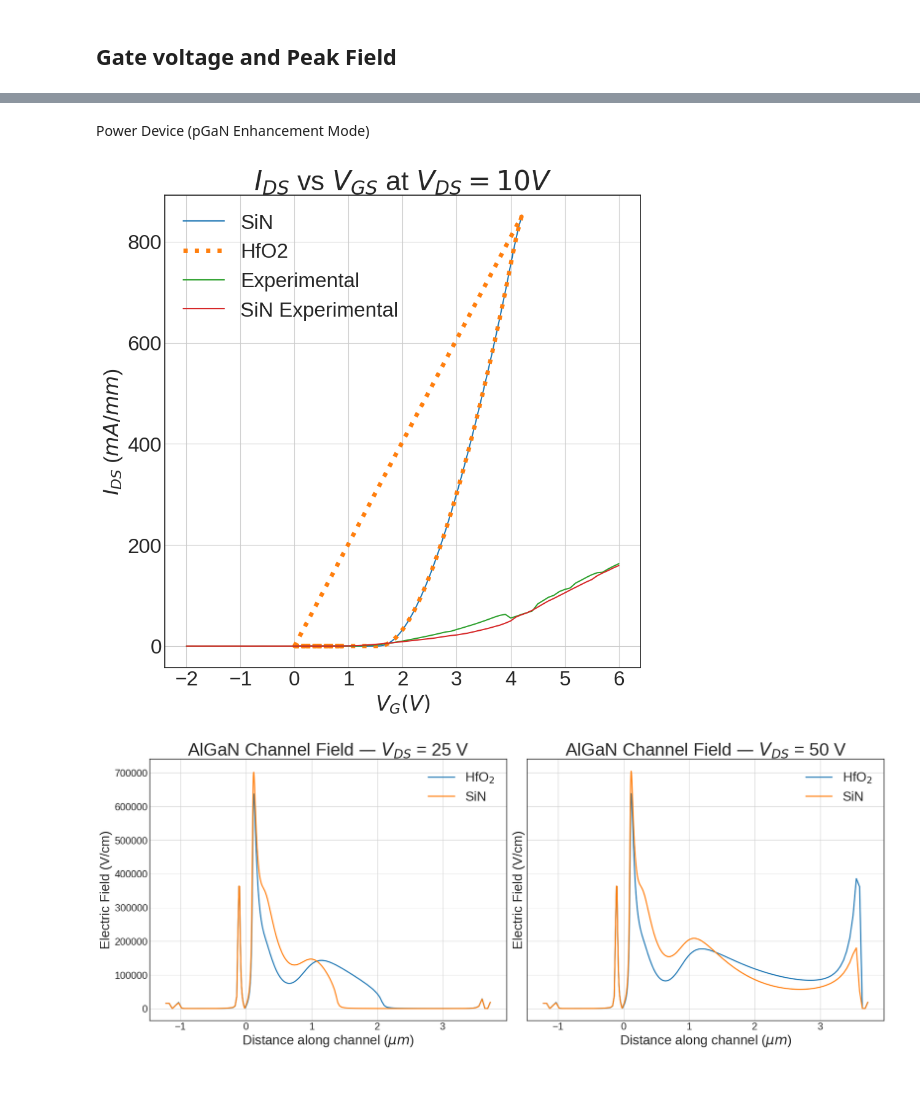
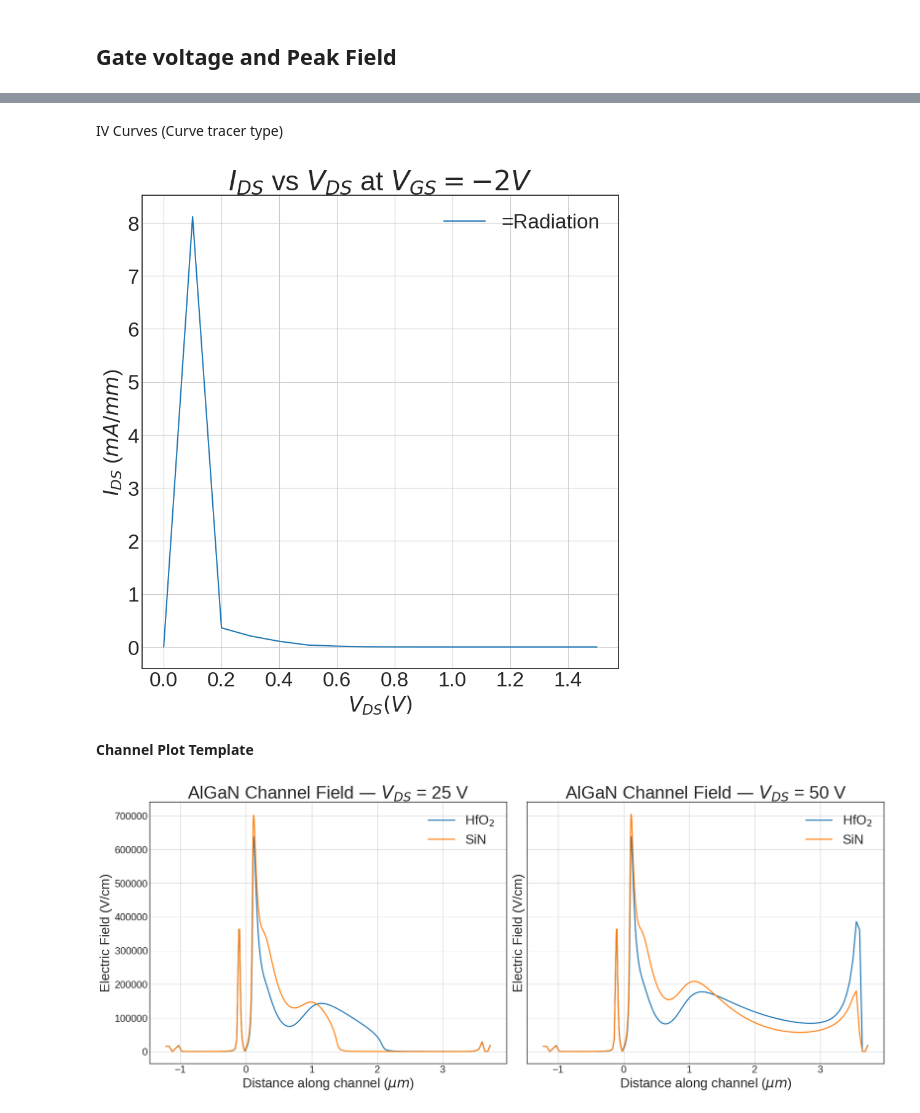
Before and after one commit to IanStafford/HEMTRAD, a Jupyter notebook: figures.ipynb, the cells around one changed output, grey strips where cells are left out. Cells and saved outputs as stored; diff of their text form; code cells hidden in the pictures; blank space fills up the shorter version.

Commit message:
Update trap parameters, rf device drivers, README, and figure data
Co-Authored-By: Claude Opus 5.5 <noreply@anthropic.com>

```diff
--- a/figures.ipynb
+++ b/figures.ipynb
@@ -108,27 +91,26 @@ plt.show()
-# %% [markdown]
-Power Device (pGaN Enhancement Mode)
+# %% [markdown]
+IV Curves (Curve tracer type)
 # %%
-powerDev_Vgs, powerDev_Ids = flooxsRead("/home/staffian/banjo-wombat/highK/figures/powerIV.csv")
-SiN_powerDev_Vgs, SiN_powerDev_Ids = flooxsRead("/home/staffian/banjo-wombat/highK/figures/SiNpowerIV.csv")
-exp_powerDev_Vgs, exp_powerDev_Ids = flooxsRead("/home/staffian/banjo-wombat/highK/figures/powerDeviceHF02_Experimental.csv")
-exp_SiN_powerDev_Vgs, exp_SiN_powerDev_Ids = flooxsRead("/home/staffian/banjo-wombat/highK/figures/powerDeviceSiN_Experimental.csv")
+rad_Vgs, rad_Ids = flooxsRead("/home/staffian/HEMTRAD/figures/radPlot.csv")
+#Plotting IV
 plt.figure(figsize=[10,10]);
-
-plt.plot(SiN_powerDev_Vgs, 0.5*SiN_powerDev_Ids, label="SiN");
-plt.plot(powerDev_Vgs, 0.5*powerDev_Ids, linewidth='5', linestyle='dotted', label="HfO2");
-plt.plot(exp_powerDev_Vgs, 1000*exp_powerDev_Ids, label="Experimental");
-plt.plot(exp_SiN_powerDev_Vgs, 1000*exp_SiN_powerDev_Ids, label="SiN Experimental");
-plt.title("$I_{DS}$ vs $V_{GS}$ at $V_{DS}=10V$", fontsize=32);
-plt.xlabel("$V_{G} (V)$", fontsize=24);
+#plt.subplot(1,2,1);
+plt.plot(rad_Vgs, rad_Ids, label="=Radiation");
+plt.title("$I_{DS}$ vs $V_{DS}$ at $V_{GS}=-2V$", fontsize=32);
+plt.xlabel("$V_{DS} (V)$", fontsize=24);
 plt.ylabel("$I_{DS}$ (${mA}/{mm}$)", fontsize=24);
 plt.xticks(fontsize = 24)
 plt.yticks(fontsize = 24)
 plt.grid(True);
-plt.legend(fontsize=24);
+plt.legend(fontsize=24)
 #plt.savefig("Vt.png", dpi=300, bbox_inches='tight')
-plt.show()
+#Plotting Peak Field
+fieldplate_Vds_nitride, fieldplate_peak_nitride = flooxsRead("/home/staffian/banjo-wombat/highK/figures/nitrideField_GaN.csv")
+fieldplate_Vds_highk, fieldplate_peak_highk = flooxsRead("/home/staffian/banjo-wombat/highK/figures/highkField_GaN.csv")
 # %% [output]
-[figure, old version]
+[figure, new version]
+# %% [markdown]
+**Channel Plot Template**
 # %%
 import re
 
```
Also changed, not shown: parts of 4 cells of this notebook, 13 other files.
